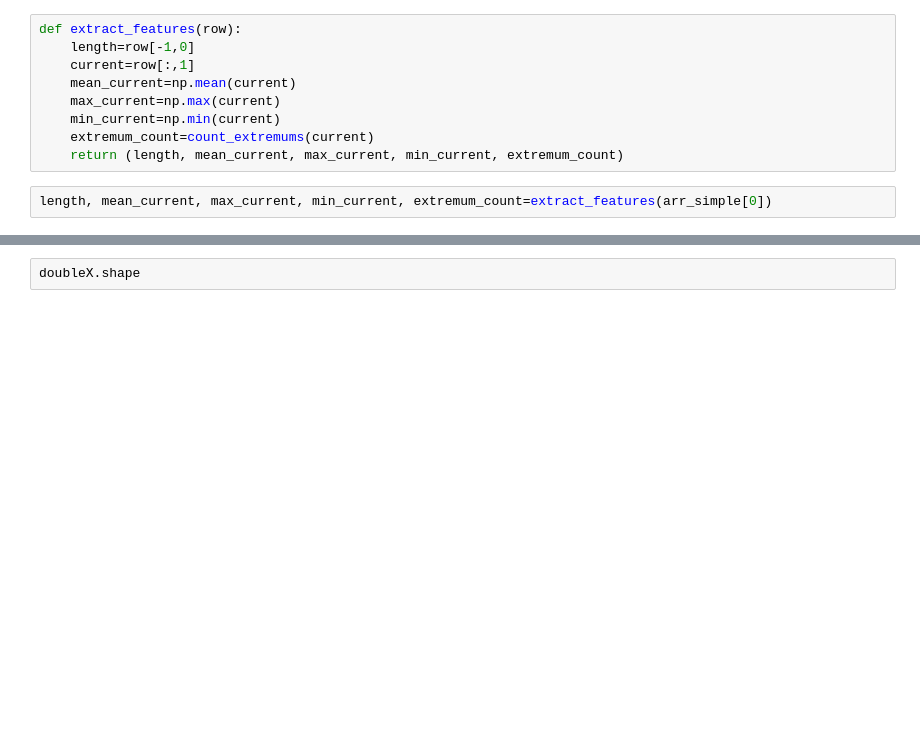
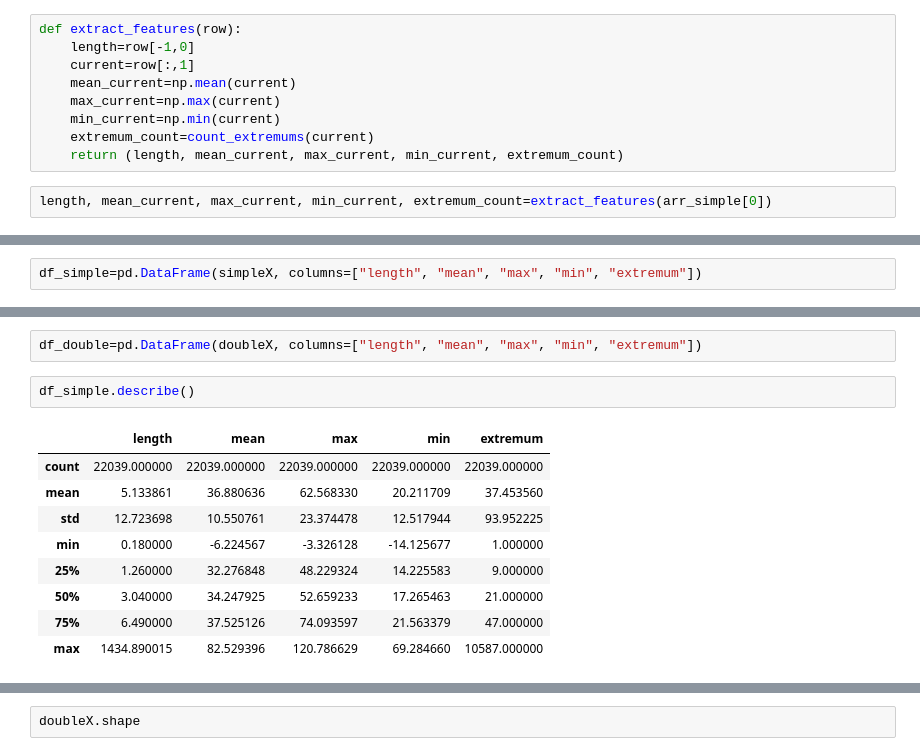
Before and after one commit to HaroldBenoit/ml4science-polymers, a Jupyter notebook: lucas.ipynb, the cells around one changed output, grey strips where cells are left out. Drawn from its saved outputs; the diff is of its cells as text; blank space fills up the shorter version.

```diff
--- a/lucas.ipynb
+++ b/lucas.ipynb
@@ -107 +115,3 @@ simpleX=get_extracted_features(arr_simple).T
+# %%
+df_simple=pd.DataFrame(simpleX, columns=["length", "mean", "max", "min", "extremum"])
 # %%
@@ -108,0 +121,14 @@ doubleX=get_extracted_features(arr_double).T
+# %%
+df_double=pd.DataFrame(doubleX, columns=["length", "mean", "max", "min", "extremum"])
+# %%
+df_simple.describe()
+# %% [output]
+|  | length | mean | max | min | extremum |
+| count | 22039.000000 | 22039.000000 | 22039.000000 | 22039.000000 | 22039.000000 |
+| mean | 5.133861 | 36.880636 | 62.568330 | 20.211709 | 37.453560 |
+| std | 12.723698 | 10.550761 | 23.374478 | 12.517944 | 93.952225 |
+| min | 0.180000 | -6.224567 | -3.326128 | -14.125677 | 1.000000 |
+| 25% | 1.260000 | 32.276848 | 48.229324 | 14.225583 | 9.000000 |
+| 50% | 3.040000 | 34.247925 | 52.659233 | 17.265463 | 21.000000 |
+| 75% | 6.490000 | 37.525126 | 74.093597 | 21.563379 | 47.000000 |
+| max | 1434.890015 | 82.529396 | 120.786629 | 69.284660 | 10587.000000 |
```
Also changed, not shown: parts of 23 cells of this notebook.
